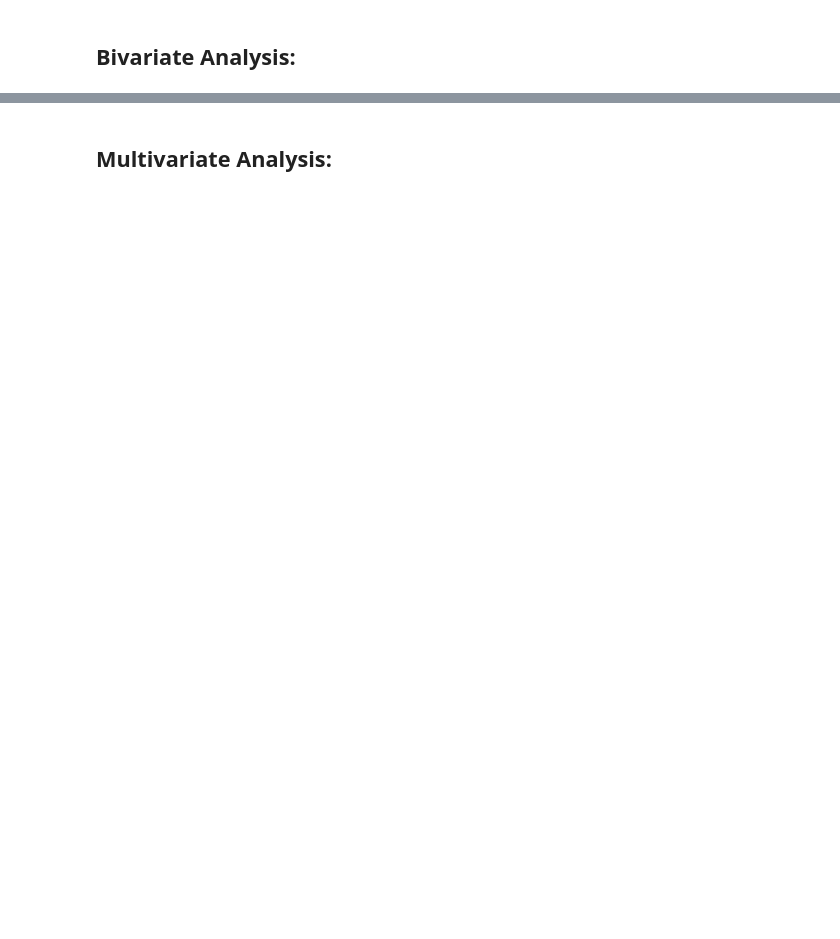
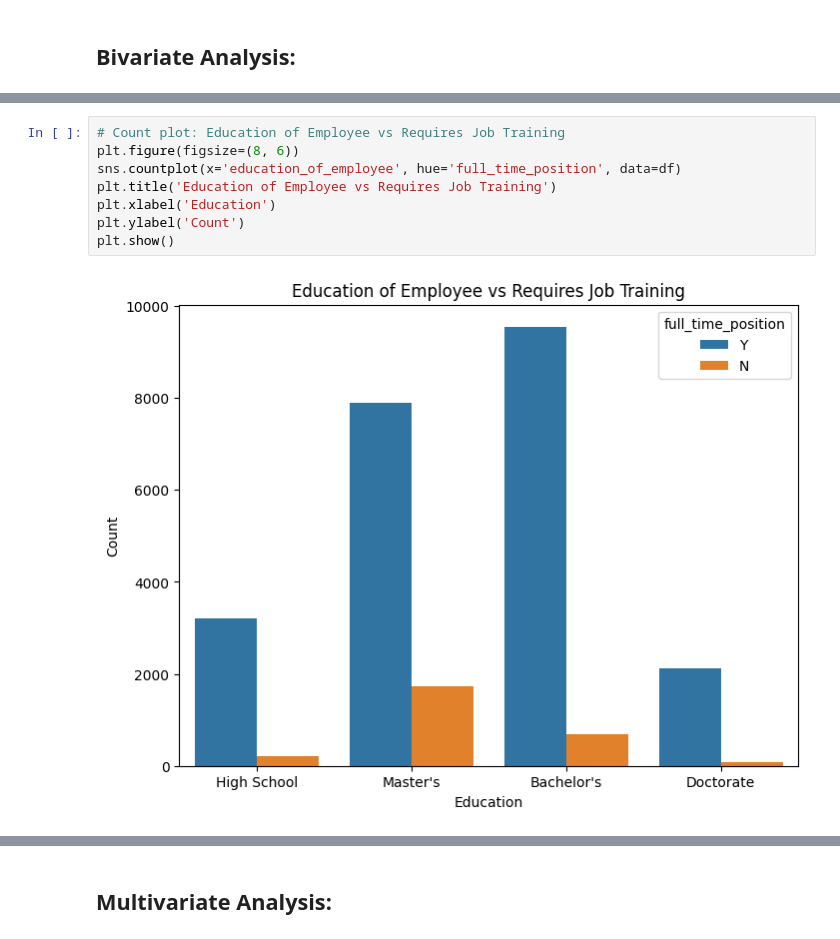
Before and after one commit to 1sallyb/FinalProject, a Jupyter notebook: Notebook/EDA.ipynb, the cells around one changed output, grey strips where cells are left out. Cells and saved outputs as stored; diff of their text form; blank space fills up the shorter version.

```diff
--- a/Notebook/EDA.ipynb
+++ b/Notebook/EDA.ipynb
@@ -158,0 +286,10 @@ Also, newer establishments are more frequent, but there are many documented esta
+# %%
+# Count plot: Education of Employee vs Requires Job Training
+plt.figure(figsize=(8, 6))
+sns.countplot(x='education_of_employee', hue='full_time_position', data=df)
+plt.title('Education of Employee vs Requires Job Training')
+plt.xlabel('Education')
+plt.ylabel('Count')
+plt.show()
+# %% [output]
+[figure, added]
```
Also changed, not shown: parts of 43 cells of this notebook.
